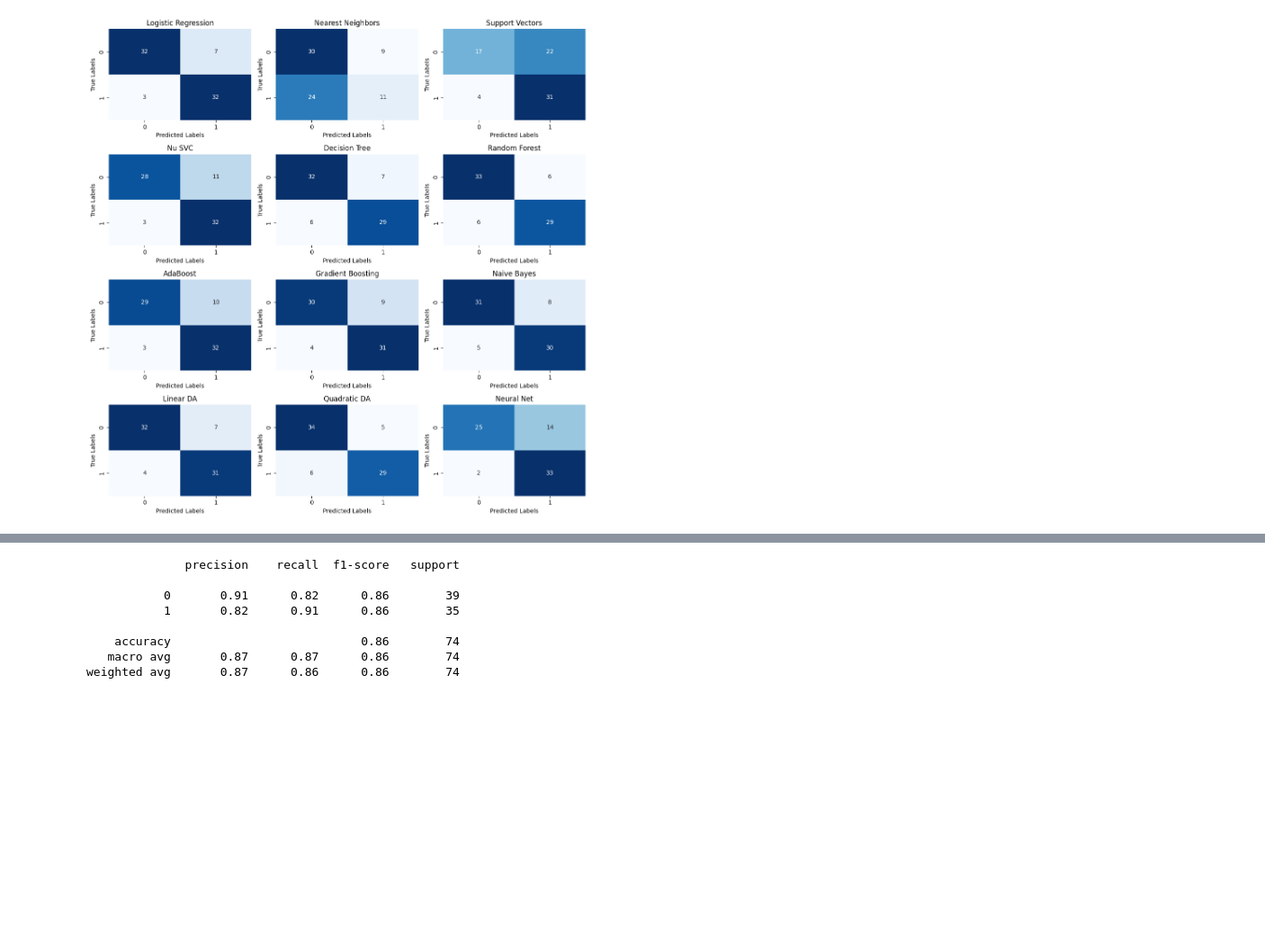
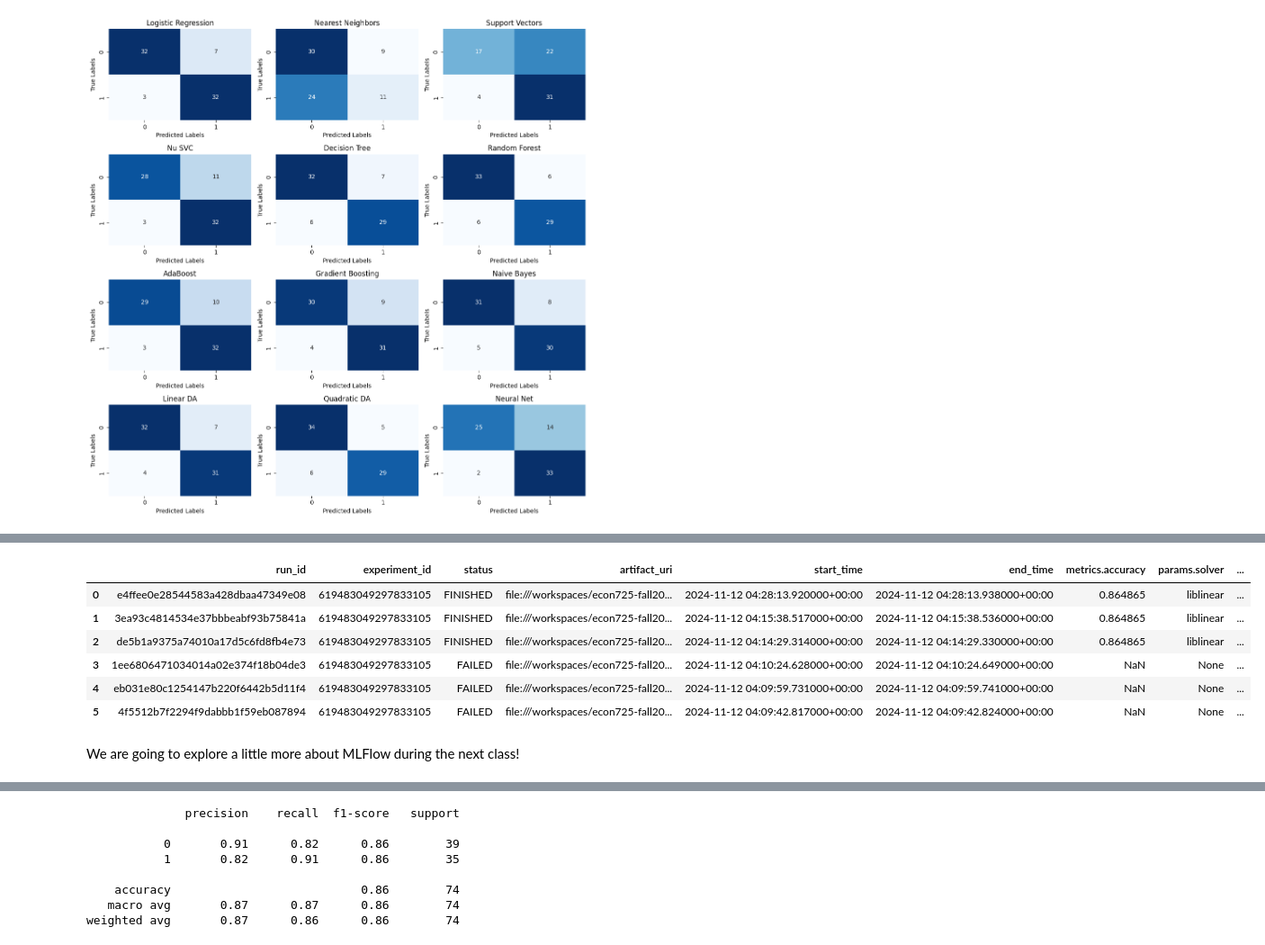
Before and after one commit to jianingni/econ725-fall2024, a Jupyter notebook: 05-appliedML/02-classification.ipynb, the cells around one changed output, grey strips where cells are left out. Shown at 90% size. Cells and saved outputs as stored; diff of their text form; code cells hidden in the pictures; blank space fills up the shorter version.

```diff
--- a/05-appliedML/02-classification.ipynb
+++ b/05-appliedML/02-classification.ipynb
@@ -702 +750,18 @@ plot_conf_matrix(names, classifiers, nrows=4, ncols=3, fig_a=12, fig_b=12)
+# %%
+# Search all runs in experiment
+run_data = mlflow.get_run("e4ffee0e28544583a428dbaa47349e08")
+exp_id = run_data.info.experiment_id
+runs_df = mlflow.search_runs(exp_id)
+# %%
+runs_df
+# %% [output]
+|  | run_id | experiment_id | status | artifact_uri | start_time | end_time | metrics.accuracy | params.solver | ... |
+| 0 | e4ffee0e28544583a428dbaa47349e08 | 619483049297833105 | FINISHED | file:///workspaces/econ725-fall20... | 2024-11-12 04:28:13.920000+00:00 | 2024-11-12 04:28:13.938000+00:00 | 0.864865 | liblinear | ... |
+| 1 | 3ea93c4814534e37bbbeabf93b75841a | 619483049297833105 | FINISHED | file:///workspaces/econ725-fall20... | 2024-11-12 04:15:38.517000+00:00 | 2024-11-12 04:15:38.536000+00:00 | 0.864865 | liblinear | ... |
+| 2 | de5b1a9375a74010a17d5c6fd8fb4e73 | 619483049297833105 | FINISHED | file:///workspaces/econ725-fall20... | 2024-11-12 04:14:29.314000+00:00 | 2024-11-12 04:14:29.330000+00:00 | 0.864865 | liblinear | ... |
+| 3 | 1ee6806471034014a02e374f18b04de3 | 619483049297833105 | FAILED | file:///workspaces/econ725-fall20... | 2024-11-12 04:10:24.628000+00:00 | 2024-11-12 04:10:24.649000+00:00 | NaN | None | ... |
+| 4 | eb031e80c1254147b220f6442b5d11f4 | 619483049297833105 | FAILED | file:///workspaces/econ725-fall20... | 2024-11-12 04:09:59.731000+00:00 | 2024-11-12 04:09:59.741000+00:00 | NaN | None | ... |
+| 5 | 4f5512b7f2294f9dabbb1f59eb087894 | 619483049297833105 | FAILED | file:///workspaces/econ725-fall20... | 2024-11-12 04:09:42.817000+00:00 | 2024-11-12 04:09:42.824000+00:00 | NaN | None | ... |
+# %% [markdown]
+We are going to explore a little more about MLFlow during the next class!
 # %% [markdown]
```
Also changed, not shown: parts of 8 cells of this notebook, 49 other files.
